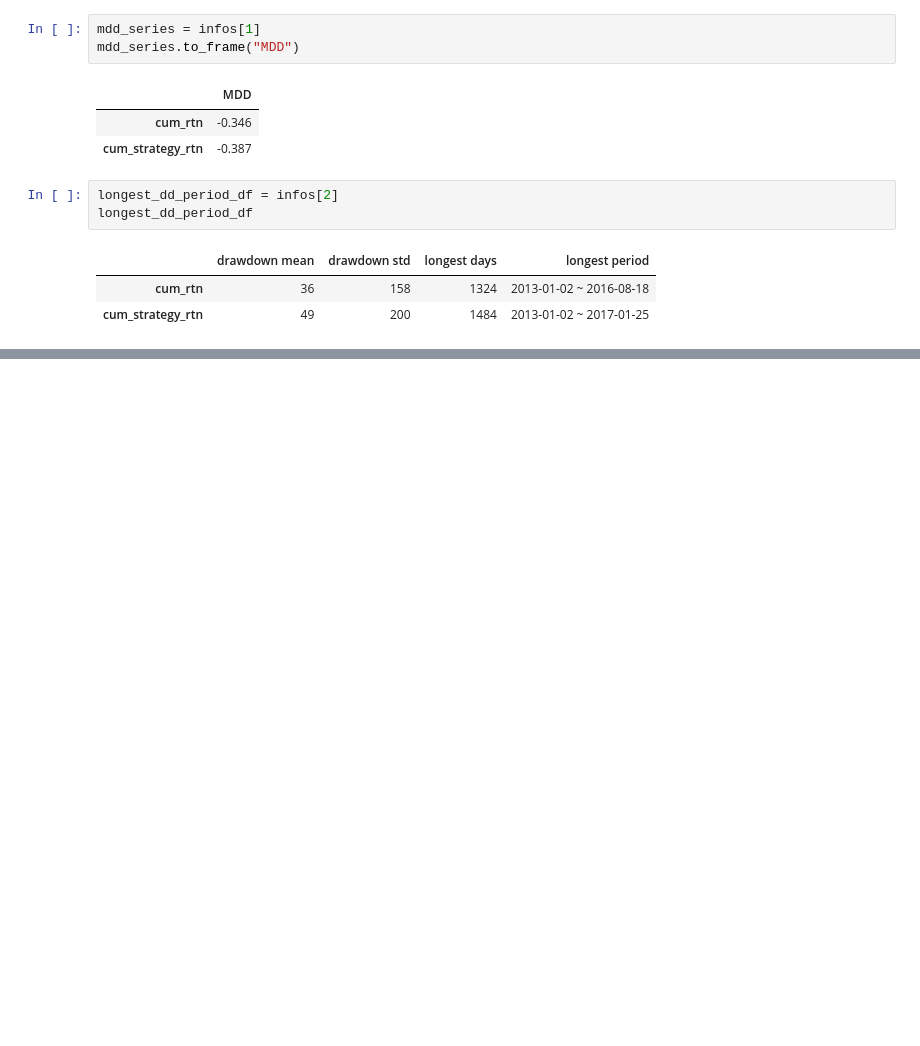
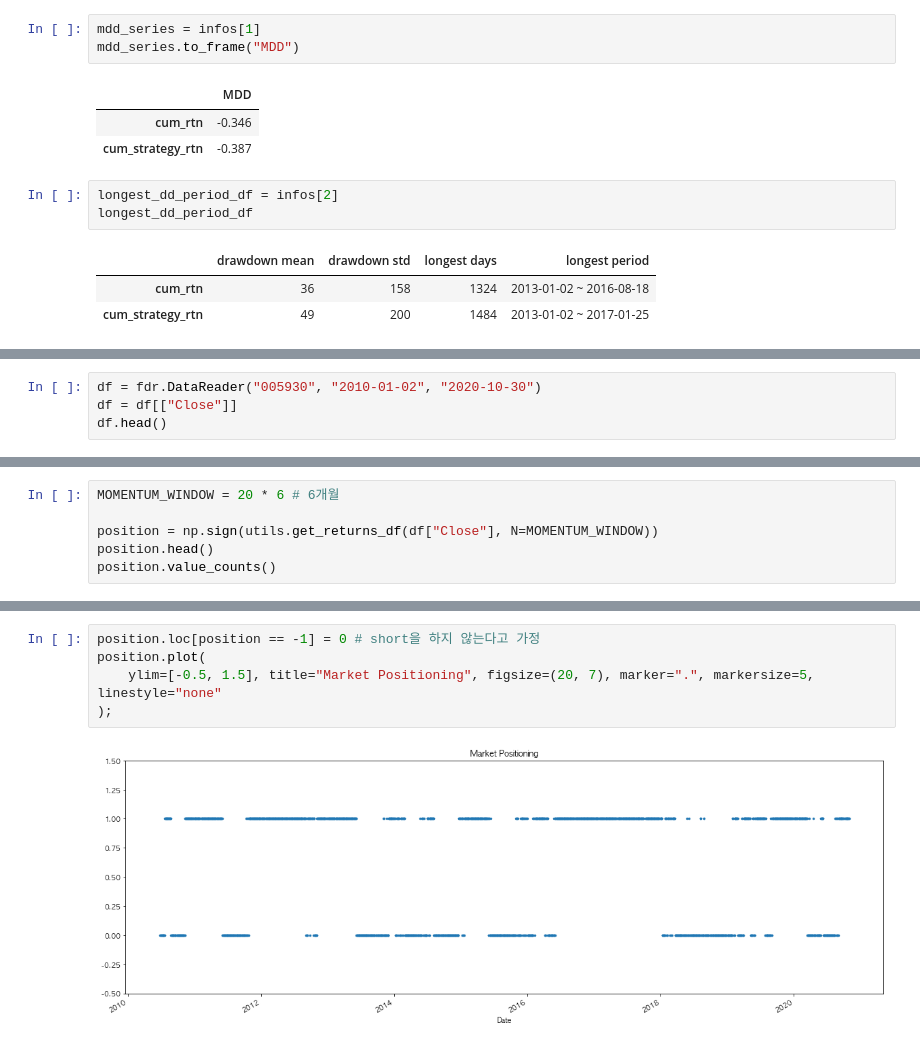
Before and after one commit to JihoQuant/Python-Pandas-Part-1, a Jupyter notebook: part2/5. Signal Based Backtesing.ipynb, the cells around one changed output, grey strips where cells are left out. Drawn from its saved outputs; the diff is of its cells as text; blank space fills up the shorter version.

Commit message:
✏️ Momentum Strategy

```diff
--- a/part2/5. Signal Based Backtesing.ipynb
+++ b/part2/5. Signal Based Backtesing.ipynb
@@ -180,0 +189,4 @@ longest_dd_period_df
+# %%
+df = fdr.DataReader("005930", "2010-01-02", "2020-10-30")
+df = df[["Close"]]
+df.head()
@@ -180,0 +203,6 @@ longest_dd_period_df
+# %%
+MOMENTUM_WINDOW = 20 * 6 # 6개월
+
+position = np.sign(utils.get_returns_df(df["Close"], N=MOMENTUM_WINDOW))
+position.head()
+position.value_counts()
@@ -180,0 +221,7 @@ longest_dd_period_df
+# %%
+position.loc[position == -1] = 0 # short을 하지 않는다고 가정
+position.plot(
+    ylim=[-0.5, 1.5], title="Market Positioning", figsize=(20, 7), marker=".", markersize=5, linestyle="none"
+);
+# %% [output]
+[figure, added]
```
Also changed, not shown: parts of 21 cells of this notebook.
